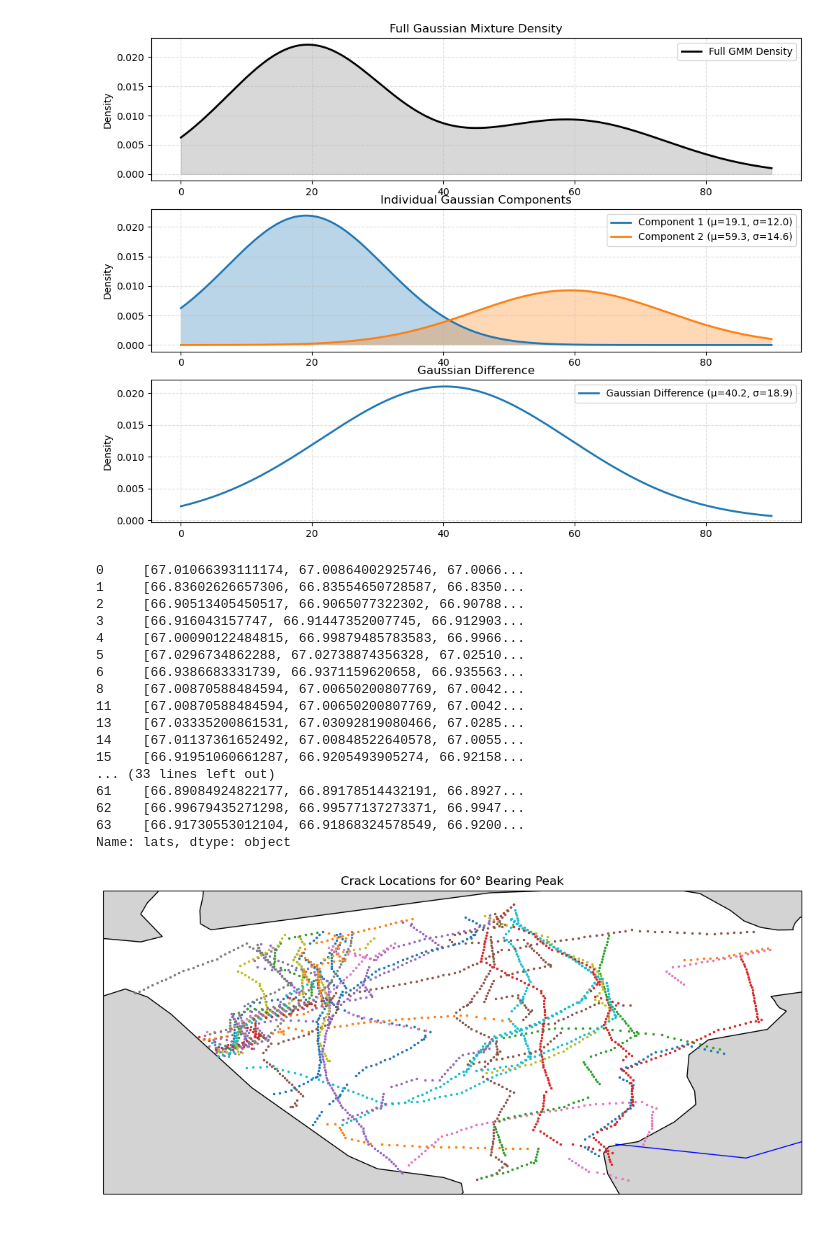
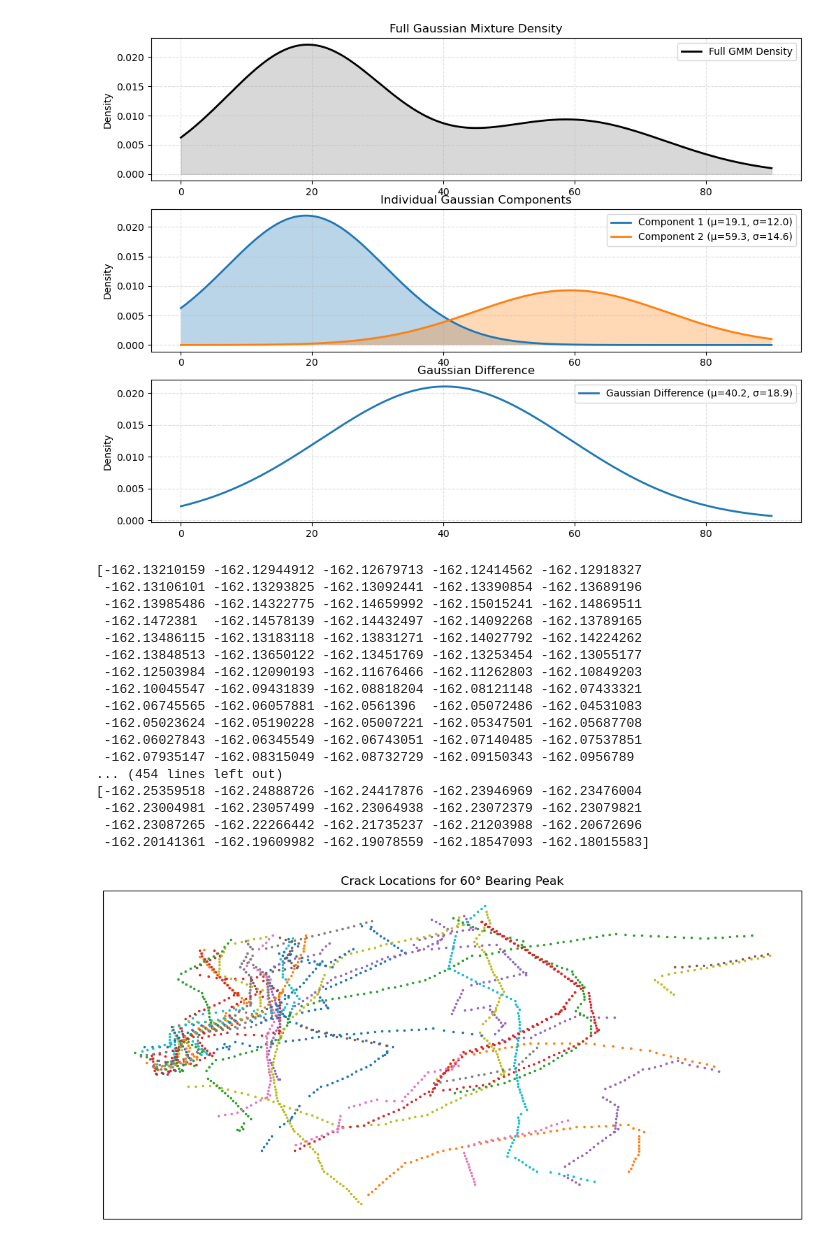
Before and after one commit to kovaleskima/KobukData, a Jupyter notebook: no_winds_gaussian.ipynb, the cells around one changed output. Saved outputs shown, nothing was run; the diff lists cells and outputs as text; code cells hidden in the pictures.

```diff
--- a/no_winds_gaussian.ipynb
+++ b/no_winds_gaussian.ipynb
@@ -261,52 +261,52 @@ import cartopy.feature as cfeature
 import matplotlib.pyplot as plt
 import numpy as np
 import ast
 
 # --- Filter by bearing ---
-mask = lo["bearings"].apply(lambda b: any(50 < x < 70 for x in b))
+mask = lo["bearings"].apply(lambda b: any(60 < x < 70 for x in b))
 peak = lo[mask].copy()
 
 # --- Map ---
 fig = plt.figure(figsize=(10, 8))
-ax = plt.axes(projection=ccrs.PlateCarree())
+ax = plt.axes(projection=ccrs.LambertConformal(central_latitude = 90, central_longitude = -162))
 
 ax.add_feature(cfeature.LAND, facecolor="lightgray")
 ax.add_feature(cfeature.COASTLINE)
-ax.add_feature(cfeature.BORDERS, linestyle=":")
 ax.add_feature(cfeature.LAKES, edgecolor="blue", facecolor="none")
 ax.add_feature(cfeature.RIVERS, edgecolor="blue")
 
 # --- Plot ---
 for _, row in peak.iterrows():
     lats = np.asarray(row["lats"], dtype=float).ravel()
     lons = np.asarray(row["lons"], dtype=float).ravel()
+    print(lons)
     ax.plot(
         lons,
         lats,
         ".",
         markersize=3,
-        transform=ccrs.PlateCarree(),
+        transform=ccrs.LambertConformal(central_latitude=90, central_longitude=-162),
     )
 
 ax.set_title("Crack Locations for 60° Bearing Peak")
 plt.tight_layout()
 plt.show()
 # %% [output]
-0     [67.01066393111174, 67.00864002925746, 67.0066...
-1     [66.83602626657306, 66.83554650728587, 66.8350...
-2     [66.90513405450517, 66.9065077322302, 66.90788...
-3     [66.916043157747, 66.91447352007745, 66.912903...
-4     [67.00090122484815, 66.99879485783583, 66.9966...
-5     [67.0296734862288, 67.02738874356328, 67.02510...
-6     [66.9386683331739, 66.9371159620658, 66.935563...
-8     [67.00870588484594, 67.00650200807769, 67.0042...
-11    [67.00870588484594, 67.00650200807769, 67.0042...
-13    [67.03335200861531, 67.03092819080466, 67.0285...
-14    [67.01137361652492, 67.00848522640578, 67.0055...
-15    [66.91951060661287, 66.9205493905274, 66.92158...
-... (33 lines left out)
-61    [66.89084924822177, 66.89178514432191, 66.8927...
-62    [66.99679435271298, 66.99577137273371, 66.9947...
-63    [66.91730553012104, 66.91868324578549, 66.9200...
-Name: lats, dtype: object
+[-162.13210159 -162.12944912 -162.12679713 -162.12414562 -162.12918327
+ -162.13106101 -162.13293825 -162.13092441 -162.13390854 -162.13689196
+ -162.13985486 -162.14322775 -162.14659992 -162.15015241 -162.14869511
+ -162.1472381  -162.14578139 -162.14432497 -162.14092268 -162.13789165
+ -162.13486115 -162.13183118 -162.13831271 -162.14027792 -162.14224262
+ -162.13848513 -162.13650122 -162.13451769 -162.13253454 -162.13055177
+ -162.12503984 -162.12090193 -162.11676466 -162.11262803 -162.10849203
+ -162.10045547 -162.09431839 -162.08818204 -162.08121148 -162.07433321
+ -162.06745565 -162.06057881 -162.0561396  -162.05072486 -162.04531083
+ -162.05023624 -162.05190228 -162.05007221 -162.05347501 -162.05687708
+ -162.06027843 -162.06345549 -162.06743051 -162.07140485 -162.07537851
+ -162.07935147 -162.08315049 -162.08732729 -162.09150343 -162.0956789
+... (454 lines left out)
+[-162.25359518 -162.24888726 -162.24417876 -162.23946969 -162.23476004
+ -162.23004981 -162.23057499 -162.23064938 -162.23072379 -162.23079821
+ -162.23087265 -162.22266442 -162.21735237 -162.21203988 -162.20672696
+ -162.20141361 -162.19609982 -162.19078559 -162.18547093 -162.18015583]
-[figure, old version]
+[figure, new version]
```
Also changed, not shown: 33 other files.
